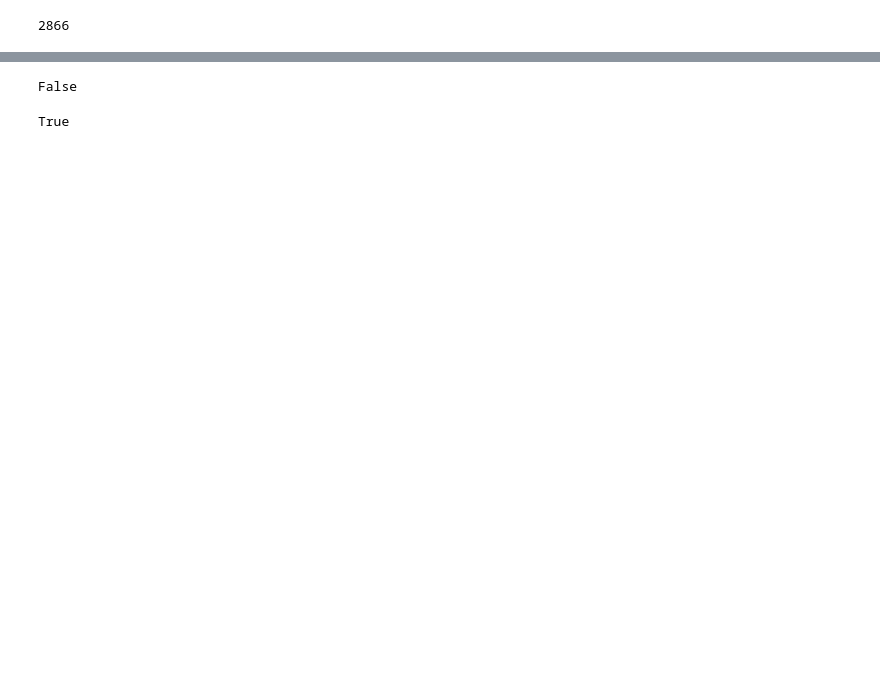
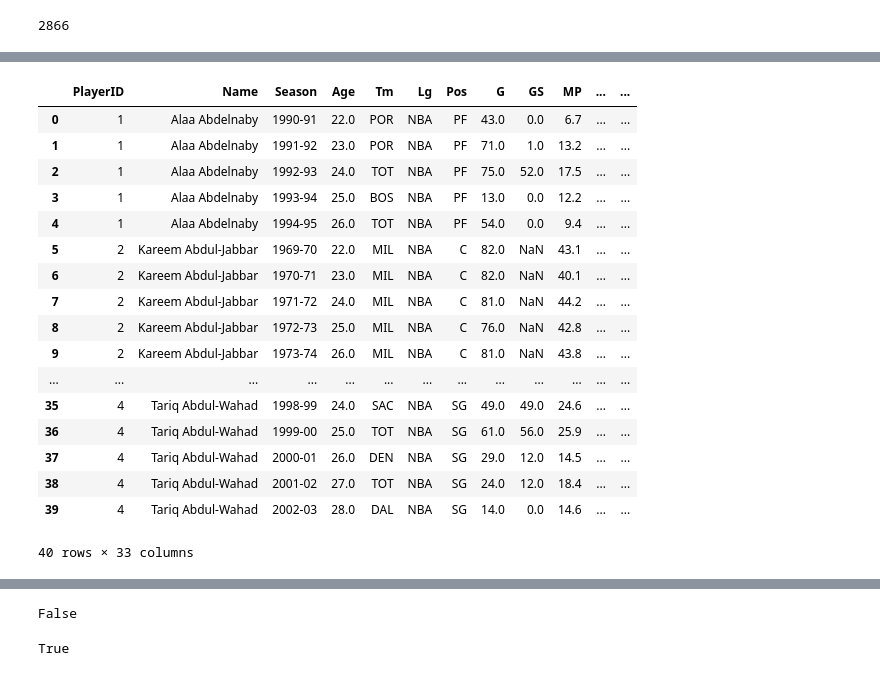
Before and after one commit to Pasindu19970808/NBAData, a Jupyter notebook: NBA_EDA.ipynb, the cells around one changed output, grey strips where cells are left out. Cells and saved outputs as stored; diff of their text form; code cells hidden in the pictures; blank space fills up the shorter version.

```diff
--- a/NBA_EDA.ipynb
+++ b/NBA_EDA.ipynb
@@ -99,0 +110,26 @@ dif1 = end-start
+# %%
+#dropping rows where all the entries are NaN except for Player ID and Draft Year
+#nba_data_df[[]]
+collist = nba_data_df.columns.tolist()[1:-1]
+nan_idx = nba_data_df[nba_data_df[collist].isnull().apply(lambda x:all(x),axis = 1)].index.values.tolist()
+nba_data_df = nba_data_df.drop(nan_idx).reset_index(drop = True)
+nba_data_df[:40]
+# %% [output]
+|  | PlayerID | Name | Season | Age | Tm | Lg | Pos | G | GS | MP | ... | ... |
+| 0 | 1 | Alaa Abdelnaby | 1990-91 | 22.0 | POR | NBA | PF | 43.0 | 0.0 | 6.7 | ... | ... |
+| 1 | 1 | Alaa Abdelnaby | 1991-92 | 23.0 | POR | NBA | PF | 71.0 | 1.0 | 13.2 | ... | ... |
+| 2 | 1 | Alaa Abdelnaby | 1992-93 | 24.0 | TOT | NBA | PF | 75.0 | 52.0 | 17.5 | ... | ... |
+| 3 | 1 | Alaa Abdelnaby | 1993-94 | 25.0 | BOS | NBA | PF | 13.0 | 0.0 | 12.2 | ... | ... |
+| 4 | 1 | Alaa Abdelnaby | 1994-95 | 26.0 | TOT | NBA | PF | 54.0 | 0.0 | 9.4 | ... | ... |
+| 5 | 2 | Kareem Abdul-Jabbar | 1969-70 | 22.0 | MIL | NBA | C | 82.0 | NaN | 43.1 | ... | ... |
+| 6 | 2 | Kareem Abdul-Jabbar | 1970-71 | 23.0 | MIL | NBA | C | 82.0 | NaN | 40.1 | ... | ... |
+| 7 | 2 | Kareem Abdul-Jabbar | 1971-72 | 24.0 | MIL | NBA | C | 81.0 | NaN | 44.2 | ... | ... |
+| 8 | 2 | Kareem Abdul-Jabbar | 1972-73 | 25.0 | MIL | NBA | C | 76.0 | NaN | 42.8 | ... | ... |
+| 9 | 2 | Kareem Abdul-Jabbar | 1973-74 | 26.0 | MIL | NBA | C | 81.0 | NaN | 43.8 | ... | ... |
+| ... | ... | ... | ... | ... | ... | ... | ... | ... | ... | ... | ... | ... |
+| 35 | 4 | Tariq Abdul-Wahad | 1998-99 | 24.0 | SAC | NBA | SG | 49.0 | 49.0 | 24.6 | ... | ... |
+| 36 | 4 | Tariq Abdul-Wahad | 1999-00 | 25.0 | TOT | NBA | SG | 61.0 | 56.0 | 25.9 | ... | ... |
+| 37 | 4 | Tariq Abdul-Wahad | 2000-01 | 26.0 | DEN | NBA | SG | 29.0 | 12.0 | 14.5 | ... | ... |
+| 38 | 4 | Tariq Abdul-Wahad | 2001-02 | 27.0 | TOT | NBA | SG | 24.0 | 12.0 | 18.4 | ... | ... |
+| 39 | 4 | Tariq Abdul-Wahad | 2002-03 | 28.0 | DAL | NBA | SG | 14.0 | 0.0 | 14.6 | ... | ... |
+40 rows × 33 columns
```
Also changed, not shown: parts of 20 cells of this notebook, 4 other files.
